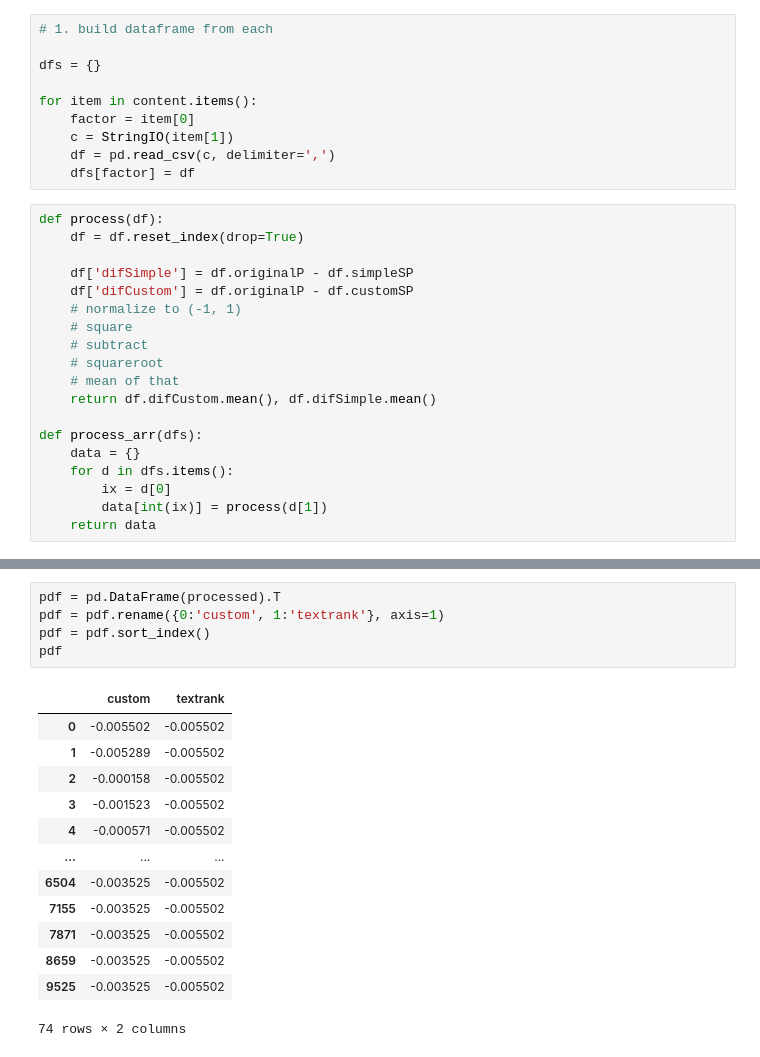
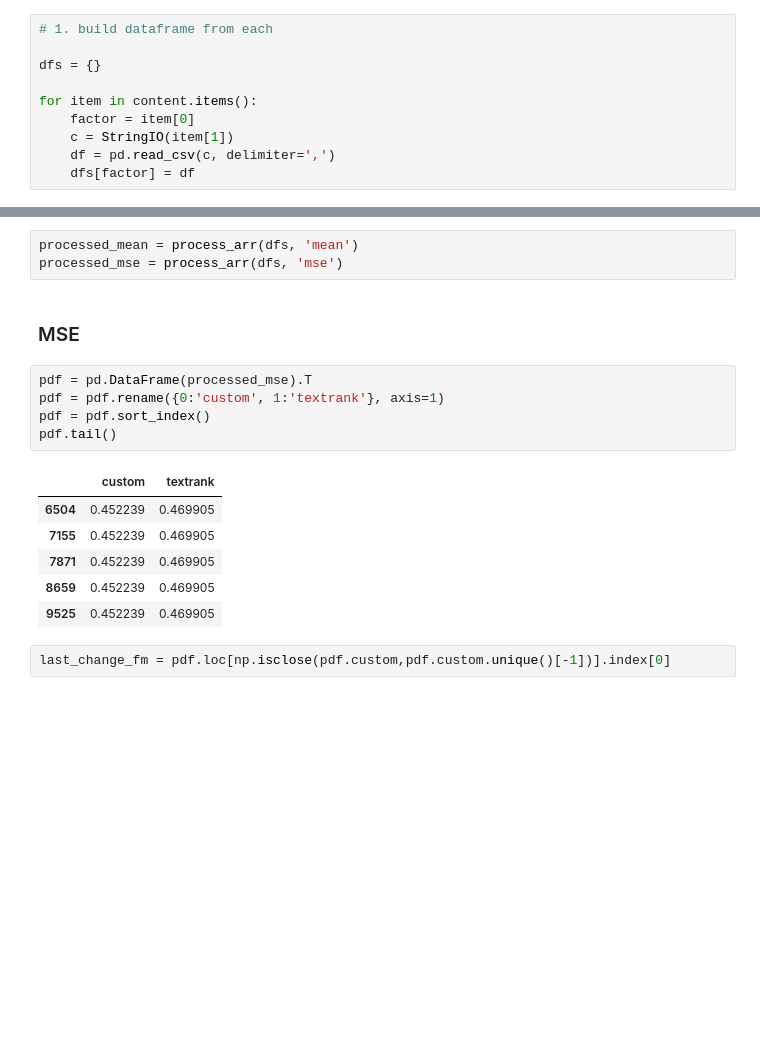
Before and after one commit to tomasMizera/dt-ai-explanation, a Jupyter notebook: notebooks/lime/visualize-big-fp.ipynb, the cells around one changed output, grey strips where cells are left out. Saved outputs shown, nothing was run; the diff lists cells and outputs as text; blank space fills up the shorter version.

```diff
--- a/notebooks/lime/visualize-big-fp.ipynb
+++ b/notebooks/lime/visualize-big-fp.ipynb
@@ -44,22 +44,3 @@ for item in content.items():
     c = StringIO(item[1])
     df = pd.read_csv(c, delimiter=',')
     dfs[factor] = df
-# %%
-def process(df):
-    df = df.reset_index(drop=True)
-
-    df['difSimple'] = df.originalP - df.simpleSP
-    df['difCustom'] = df.originalP - df.customSP
-    # normalize to (-1, 1)
-    # square
-    # subtract
-    # squareroot
-    # mean of that
-    return df.difCustom.mean(), df.difSimple.mean()
-
-def process_arr(dfs):
-    data = {}
-    for d in dfs.items():
-        ix = d[0]
-        data[int(ix)] = process(d[1])
-    return data
@@ -72,22 +125,22 @@ processed = process_arr(dfs)
+# %%
+processed_mean = process_arr(dfs, 'mean')
+processed_mse = process_arr(dfs, 'mse')
+# %% [markdown]
+### MSE
 # %%
-pdf = pd.DataFrame(processed).T
+pdf = pd.DataFrame(processed_mse).T
 pdf = pdf.rename({0:'custom', 1:'textrank'}, axis=1)
 pdf = pdf.sort_index()
-pdf
+pdf.tail()
 # %% [output]
 |  | custom | textrank |
-| 0 | -0.005502 | -0.005502 |
-| 1 | -0.005289 | -0.005502 |
-| 2 | -0.000158 | -0.005502 |
-| 3 | -0.001523 | -0.005502 |
-| 4 | -0.000571 | -0.005502 |
-| ... | ... | ... |
-| 6504 | -0.003525 | -0.005502 |
-| 7155 | -0.003525 | -0.005502 |
-| 7871 | -0.003525 | -0.005502 |
-| 8659 | -0.003525 | -0.005502 |
-| 9525 | -0.003525 | -0.005502 |
+| 6504 | 0.452239 | 0.469905 |
+| 7155 | 0.452239 | 0.469905 |
+| 7871 | 0.452239 | 0.469905 |
+| 8659 | 0.452239 | 0.469905 |
+| 9525 | 0.452239 | 0.469905 |
-74 rows × 2 columns
+# %%
+last_change_fm = pdf.loc[np.isclose(pdf.custom,pdf.custom.unique()[-1])].index[0]
 # %%
 ax = pdf.plot(
     figsize=(15,8),
```
Also changed, not shown: parts of 20 cells of this notebook, 8 other files.
